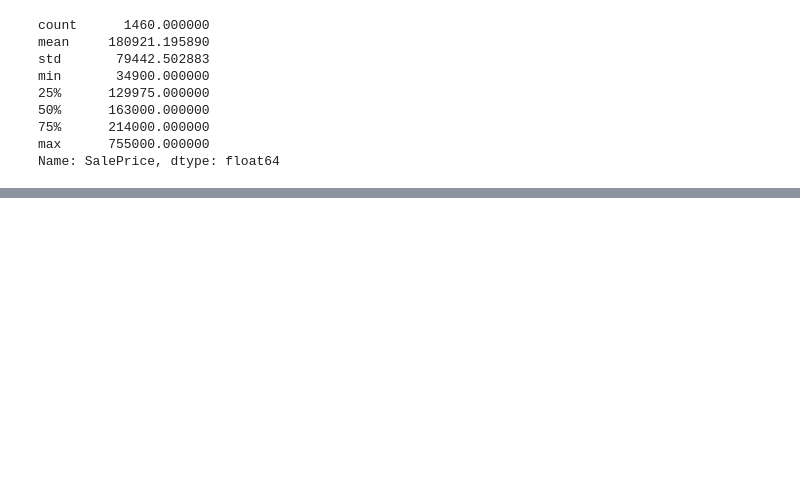
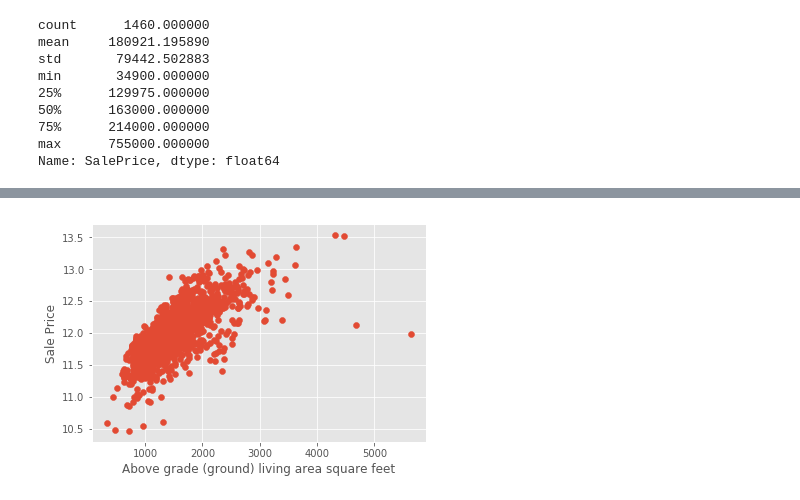
Before and after one commit to yudong80/dastudy, a Jupyter notebook: datalabs/02.house_price/datalab-02.ipynb, the cells around one changed output, grey strips where cells are left out. Drawn from its saved outputs; the diff is of its cells as text; code cells hidden in the pictures; blank space fills up the shorter version.

```diff
--- a/datalabs/02.house_price/datalab-02.ipynb
+++ b/datalabs/02.house_price/datalab-02.ipynb
@@ -67,0 +189,7 @@ Name: SalePrice, dtype: float64
+# %%
+plt.scatter(x=train['GrLivArea'], y=target)
+plt.ylabel('Sale Price')
+plt.xlabel('Above grade (ground) living area square feet')
+plt.show()
+# %% [output]
+[figure, added]
```
Also changed, not shown: parts of 19 cells of this notebook.
